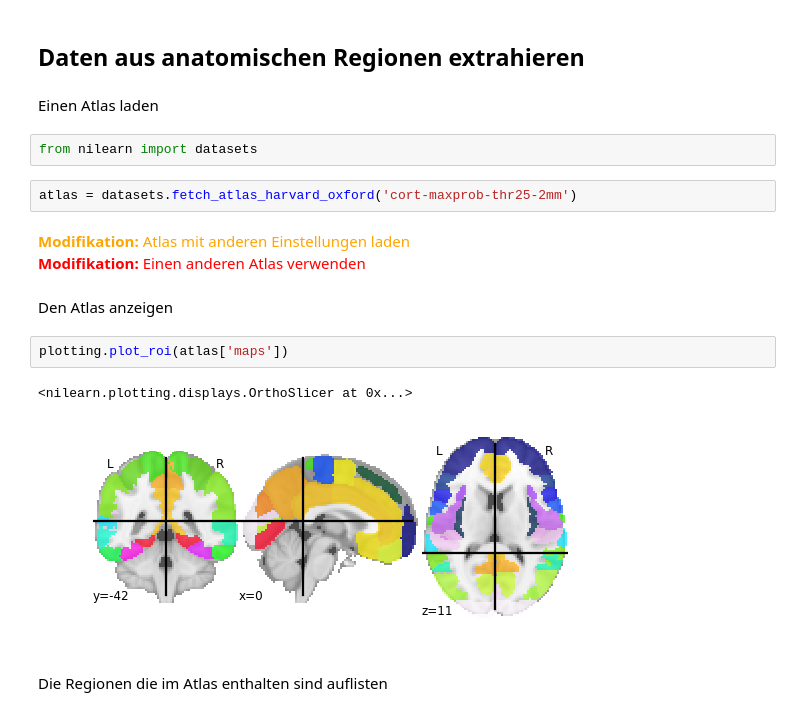
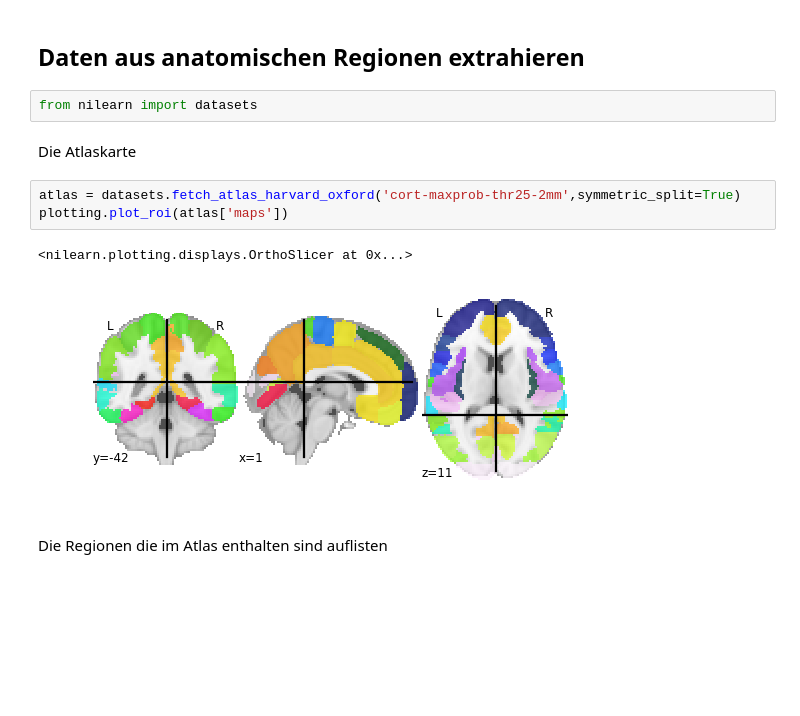
Before and after one commit to mwegrzyn/fmri_python_SS2019, a Jupyter notebook: notebooks/12-roi-analyse.ipynb, the cells around one changed output. Drawn from its saved outputs; the diff is of its cells as text; blank space fills up the shorter version.

```diff
--- a/notebooks/12-roi-analyse.ipynb
+++ b/notebooks/12-roi-analyse.ipynb
@@ -351,22 +166,16 @@ for c in result_maps:
 [figure]
 # %% [markdown]
 ## Daten aus anatomischen Regionen extrahieren
-# %% [markdown]
-Einen Atlas laden
 # %%
 from nilearn import datasets
+# %% [markdown]
+Die Atlaskarte
 # %%
-atlas = datasets.fetch_atlas_harvard_oxford('cort-maxprob-thr25-2mm')
+atlas = datasets.fetch_atlas_harvard_oxford('cort-maxprob-thr25-2mm',symmetric_split=True)
+plotting.plot_roi(atlas['maps'])
+# %% [output]
+<nilearn.plotting.displays.OrthoSlicer at 0x...>
+[figure, added]
-# %% [markdown]
-<font color=orange>__Modifikation:__ Atlas mit anderen Einstellungen laden</font>
-<font color=red>__Modifikation:__ Einen anderen Atlas verwenden</font>
-# %% [markdown]
-Den Atlas anzeigen
-# %%
-plotting.plot_roi(atlas['maps'])
-# %% [output]
-<nilearn.plotting.displays.OrthoSlicer at 0x...>
-[figure, removed]
 # %% [markdown]
 Die Regionen die im Atlas enthalten sind auflisten
 # %%
```
Also changed, not shown: parts of 88 cells of this notebook.
